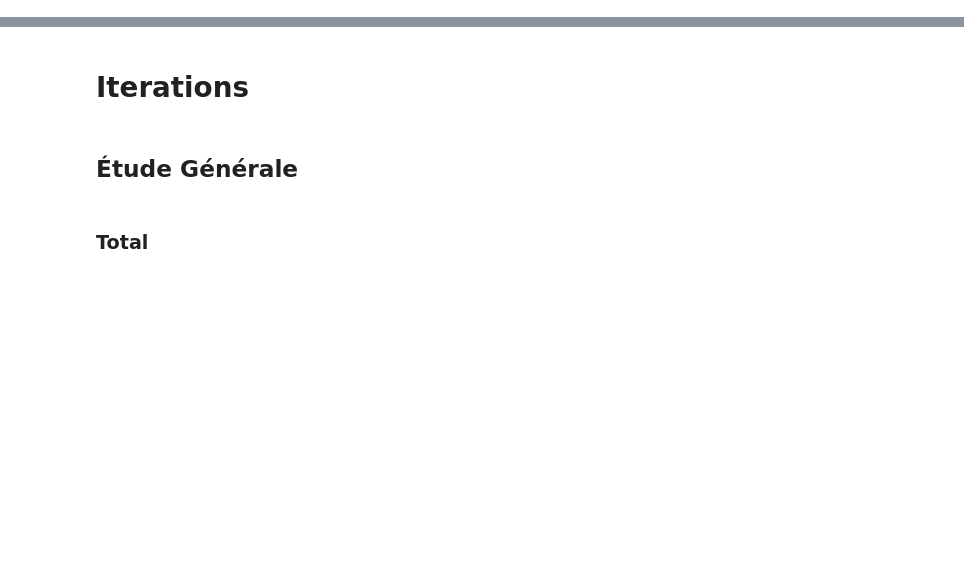
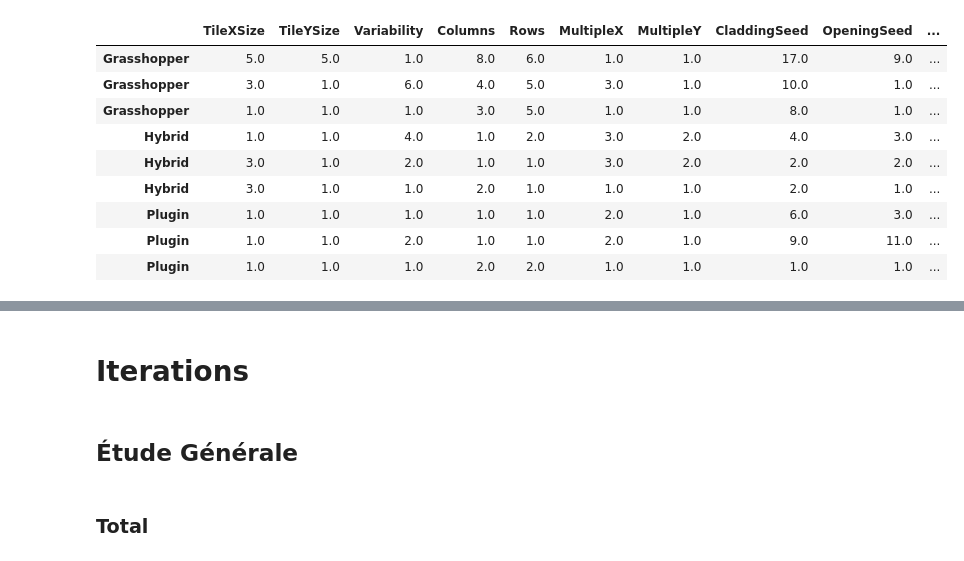
Before and after one commit to XGar/Impact-of-context-familiarity-on-computational-design-logic-appropriation, a Jupyter notebook: 22-01-07_Analyse.ipynb, the cells around one changed output, grey strips where cells are left out. Drawn from its saved outputs; the diff is of its cells as text; code cells hidden in the pictures; blank space fills up the shorter version.

```diff
--- a/22-01-07_Analyse.ipynb
+++ b/22-01-07_Analyse.ipynb
@@ -207,7 +207,7 @@ for name in listNames:
     test["Time"] = pd.to_datetime(test["Time"],format = '%H:%M:%S:%f')
     Implementations,Index,Order = context_reorder(test, 0)
     diff_df_list=[]
-    phase=[]
+    phase=pd.DataFrame()
     int_feedback=[_x for _, _x in sorted(zip(Order, interaction_feedback))]
     int_feedback_post=[_x for _, _x in sorted(zip(Order, posteriori_interaction_feedback))]
     unique=pd.DataFrame()
@@ -263,19 +263,21 @@ for name in listNames:
 
         _unique=pd.Series(imp2.drop(['Time'],axis=1).nunique(axis=0),name=Index[i])
         _unique['Object']=2
+        _unique['Order']=Order.index(i+1)
         unique=unique.append(_unique)
         _unique=pd.Series(imp3.drop(['Time'],axis=1).nunique(axis=0),name=Index[i])
         _unique['Object']=3
+        _unique['Order']=Order.index(i+1)
         unique=unique.append(_unique)
         _unique=pd.Series(imp4.drop(['Time'],axis=1).nunique(axis=0),name=Index[i])
         _unique['Object']=4
+        _unique['Order']=Order.index(i+1)
         unique=unique.append(_unique)
-        #display(unique)
         i+=1
     i=0
 
     for diff_df in diff_df_list:
-        _type=diff_df.index.names[0]
+        _type_=diff_df.index.names[0]
         diff_df['Time']-=diff_df['Time'].iloc[0]
         start_time=diff_df['Time'].iloc[0]
         end_time=diff_df['Time'].iloc[-1]
@@ -286,75 +288,80 @@ for name in listNames:
         if timerange > (start_time-start_time):
             obj=diff_df['Object'][0]
             st=diff_df.resample(timerange, closed='left').sum()
-            st[_type]=st.drop('Object',axis=1).sum(axis=1)
+            st[_type_]=st.drop('Object',axis=1).sum(axis=1)
             st=st.reset_index()
-            st=st[_type]
+            st=st[_type_]
             st.iloc[-2]=st.iloc[-2]+st.iloc[-1]
             st=st.iloc[:-1]
             st['Object']=obj
-            #display(st)
         else:
             st=pd.DataFrame(data=None,index=range(11))
-            st[_type]=int(diff_df.sum(axis=1).values)
-            st=st[_type]
+            st[_type_]=int(diff_df.sum(axis=1).values)
+            st=st[_type_]
             display(st)
         _time_iterations=_time_iterations.append(st)
         l=((diff_df * 1).diff(1, 0) == 1)
         if timerange > (start_time-start_time):
             st=l.resample(timerange,closed='left').sum()
-            st[_type]=st.sum(axis=1)
+            st[_type_]=st.sum(axis=1)
             st=st.reset_index()
-            st=st[_type]
+            st=st[_type_]
             st.iloc[-2]=st.iloc[-2]+st.iloc[-1]
             st=st.iloc[:-1]
-
         else:
             st=pd.DataFrame(data=None,index=range(11))
-            st[_type]=int(l.sum(axis=1).values)
-            st=st[_type]
+            st[_type_]=int(l.sum(axis=1).values)
+            st=st[_type_]
         _time_phases=_time_phases.append(st)
         l=l.sum()
         l['Time']=_time[i]
+        l['Object']=obj
+        l['Order']=Order.index(_type.index(_type_)+1)
+        l.name=_type_
         phase.append(l)
         obj=diff_df['Object'][0]
         t=diff_df.sum()
-        t["Total Iterations"]=t.sum()
+        t["Total Iterations"]=t.drop(['Object']).sum()
         t['Time']=_time[i]
         t["Iterations / Minute"]=t["Total Iterations"]/(t['Time']/60)
         t['Object']=obj
-        t.name=_type
+        t.name=_type_
+        t['Order']=Order.index(_type.index(_type_)+1)
         i=i+1
-        iteration.append(t)
+        iteration=iteration.append(t)
 
-    #display(_time_iterations)
     Index=_time_iterations.index
+    #display(iteration)
     iterations = pd.DataFrame(iteration,index=Index)
+    iterations=iterations.set_index(['Object','Order'],append=True)
     total_iterations = pd.Series(iterations.sum(),name='Tot')
     average_iterations = pd.Series(iterations.mean(),name='Average')
     std_iterations = pd.Series(iterations.std(),name='Standard Deviation')
-    iteration.append(total_iterations)
-    iteration.append(average_iterations)
-    iteration.append(std_iterations)
+    iteration=iteration.append(total_iterations)
+    iteration=iteration.append(average_iterations)
+    iteration=iteration.append(std_iterations)
     phases = pd.DataFrame(phase,index=Index)
-    total_phases = phases.sum()
-    avg_phases = phases.mean()
-    std_phases = phases.std()
-    phase.append(total_phases)
-    phase.append(avg_phases)
-    phase.append(std_phases)
+    total_phases = pd.Series(phases.sum(),name='Tot')
+    avg_phases = pd.Series(phases.mean(),name='Average')
+    std_phases = pd.Series(phases.std(),name='Standard Deviation')
+    phase=phase.append(total_phases)
+    phase=phase.append(avg_phases)
+    phase=phase.append(std_phases)
     unique_vals = pd.DataFrame(unique, index=Index)
-    tot_unique_vals = unique_vals.sum()
-    avg_unique_vals = unique_vals.mean()
-    std_unique_vals = unique_vals.std()
+    tot_unique_vals = pd.Series(unique_vals.sum(),name='Tot')
+    avg_unique_vals = pd.Series(unique_vals.mean(),name='Average')
+    std_unique_vals = pd.Series(unique_vals.std(),name='Standard Deviation')
     unique.append(tot_unique_vals)
     unique.append(avg_unique_vals)
     unique.append(std_unique_vals)
+    display(unique)
+    display(phase)
     Name = [name]
     Index2 = pd.MultiIndex.from_product([Name,Index],names=["Name","Type"])
     index_frame2=Index2.to_frame()
-    Index.append("Tot")
-    Index.append("Average")
-    Index.append("Standard Deviation")
+    #Index.append("Tot")
+    #Index.append("Average")
+    #Index.append("Standard Deviation")
     Index = pd.MultiIndex.from_product([Name,Index],names=["Name","Type"])
     index_frame=Index.to_frame()
     prf=""
@@ -391,30 +398,40 @@ for name in listNames:
     unique = pd.DataFrame(unique,index=Index)
     unique['Max']=unique.max(axis=1)
     unique['Total']=unique.drop('Max',axis=1).sum(axis=1)
     unique['CV']=unique.drop(['Total','Max'],axis=1).std(axis=1)/unique.drop(['Total','Max'],axis=1).mean(axis=1)
     phases = pd.DataFrame(phase,index=Index)
     phases['Max']=phases.drop('Time',axis=1).max(axis=1)
     phases['Total']=phases.drop(['Max','Time'],axis=1).sum(axis=1)
     phases['Average']=phases.drop(['Total','Max','Time'],axis=1).mean(axis=1)
 
     if iterations_df.shape[0]>1:
         iterations_df = iterations_df.append(iterations)
         phase_df = phase_df.append(phases)
         unique_df = unique_df.append(unique)
         feedback_df = feedback_df.append(feedback)
         time_iterations_df=time_iterations_df.append(_time_iterations)
         time_phases_df=time_phases_df.append(_time_phases)
         time_unique_df=time_unique_df.append(_time_unique)
     elif iterations_df.shape[0]<1 :
         iterations_df=iterations
         phase_df=phases
         feedback_df = feedback
         time_iterations_df = _time_iterations
         time_phases_df = _time_phases
         time_unique_df= _time_unique
 iterations_df['Time']=iterations_df['Time'].apply(timeconvert)
 phase_df['Time']=phase_df['Time'].apply(timeconvert)
 feedback_df.columns=['Accessibility', 'Comprehension', 'Ease of Use', 'Usability', 'Satisfaction']
 feedback_df=feedback_df.reset_index(['Type', 'Level', 'Order', 'Survey'], drop=False)
 feedback_df=feedback_df.melt(id_vars=['Type', 'Level', 'Order', 'Survey'])
 # %% [output]
+|  | TileXSize | TileYSize | Variability | Columns | Rows | MultipleX | MultipleY | CladdingSeed | OpeningSeed | ... |
+| Grasshopper | 5.0 | 5.0 | 1.0 | 8.0 | 6.0 | 1.0 | 1.0 | 17.0 | 9.0 | ... |
+| Grasshopper | 3.0 | 1.0 | 6.0 | 4.0 | 5.0 | 3.0 | 1.0 | 10.0 | 1.0 | ... |
+| Grasshopper | 1.0 | 1.0 | 1.0 | 3.0 | 5.0 | 1.0 | 1.0 | 8.0 | 1.0 | ... |
+| Hybrid | 1.0 | 1.0 | 4.0 | 1.0 | 2.0 | 3.0 | 2.0 | 4.0 | 3.0 | ... |
+| Hybrid | 3.0 | 1.0 | 2.0 | 1.0 | 1.0 | 3.0 | 2.0 | 2.0 | 2.0 | ... |
+| Hybrid | 3.0 | 1.0 | 1.0 | 2.0 | 1.0 | 1.0 | 1.0 | 2.0 | 1.0 | ... |
+| Plugin | 1.0 | 1.0 | 1.0 | 1.0 | 1.0 | 2.0 | 1.0 | 6.0 | 3.0 | ... |
+| Plugin | 1.0 | 1.0 | 2.0 | 1.0 | 1.0 | 2.0 | 1.0 | 9.0 | 11.0 | ... |
+| Plugin | 1.0 | 1.0 | 1.0 | 2.0 | 2.0 | 1.0 | 1.0 | 1.0 | 1.0 | ... |
```
Also changed, not shown: parts of 1 cell of this notebook.
